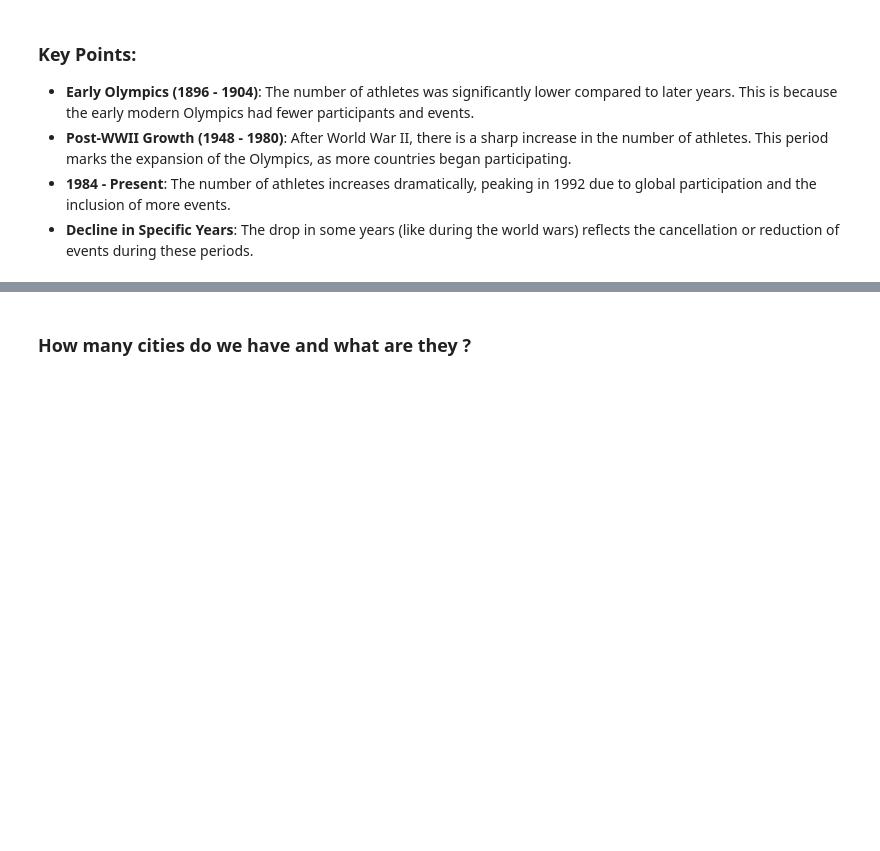
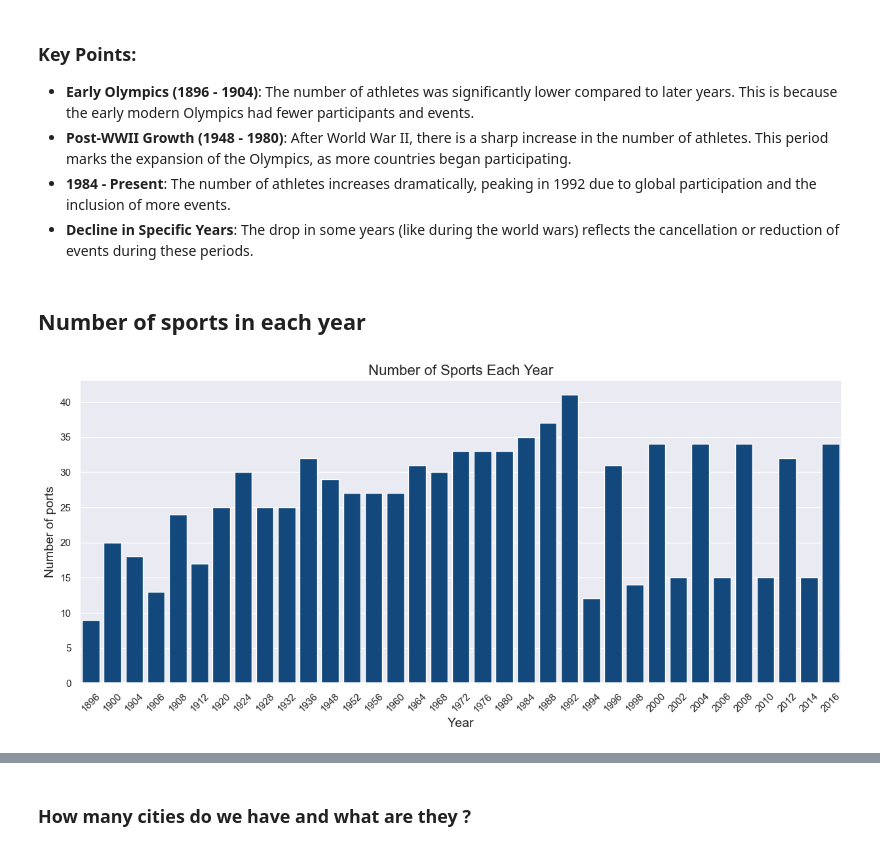
Before and after one commit to BassamSaleh99/Olympic-EDA, a Jupyter notebook: Olympic-EDA.ipynb, the cells around one changed output, grey strips where cells are left out. Drawn from its saved outputs; the diff is of its cells as text; code cells hidden in the pictures; blank space fills up the shorter version.

Commit message:
Number of sports in each year

```diff
--- a/Olympic-EDA.ipynb
+++ b/Olympic-EDA.ipynb
@@ -374,3 +374,20 @@ plt.show()
 - **Post-WWII Growth (1948 - 1980)**: After World War II, there is a sharp increase in the number of athletes. This period marks the expansion of the Olympics, as more countries began participating.
 - **1984 - Present**: The number of athletes increases dramatically, peaking in 1992 due to global participation and the inclusion of more events.
 - **Decline in Specific Years**: The drop in some years (like during the world wars) reflects the cancellation or reduction of events during these periods.
+# %% [markdown]
+## Number of sports in each year
+# %%
+sports_each_year = df.groupby(['Sport', 'Year']).size().unstack().notnull().sum()
+# %%
+plt.figure(figsize=(15, 6))
+
+sns.barplot(x=sports_each_year.index, y=sports_each_year, color='#00498D')
+
+plt.title('Number of Sports Each Year', fontsize=16)
+plt.xlabel('Year', fontsize=14)
+plt.ylabel('Number of ports', fontsize=14)
+
+plt.xticks(rotation=45)
+plt.show()
+# %% [output]
+[figure, added]
```
Also changed, not shown: parts of 1 cell of this notebook.
